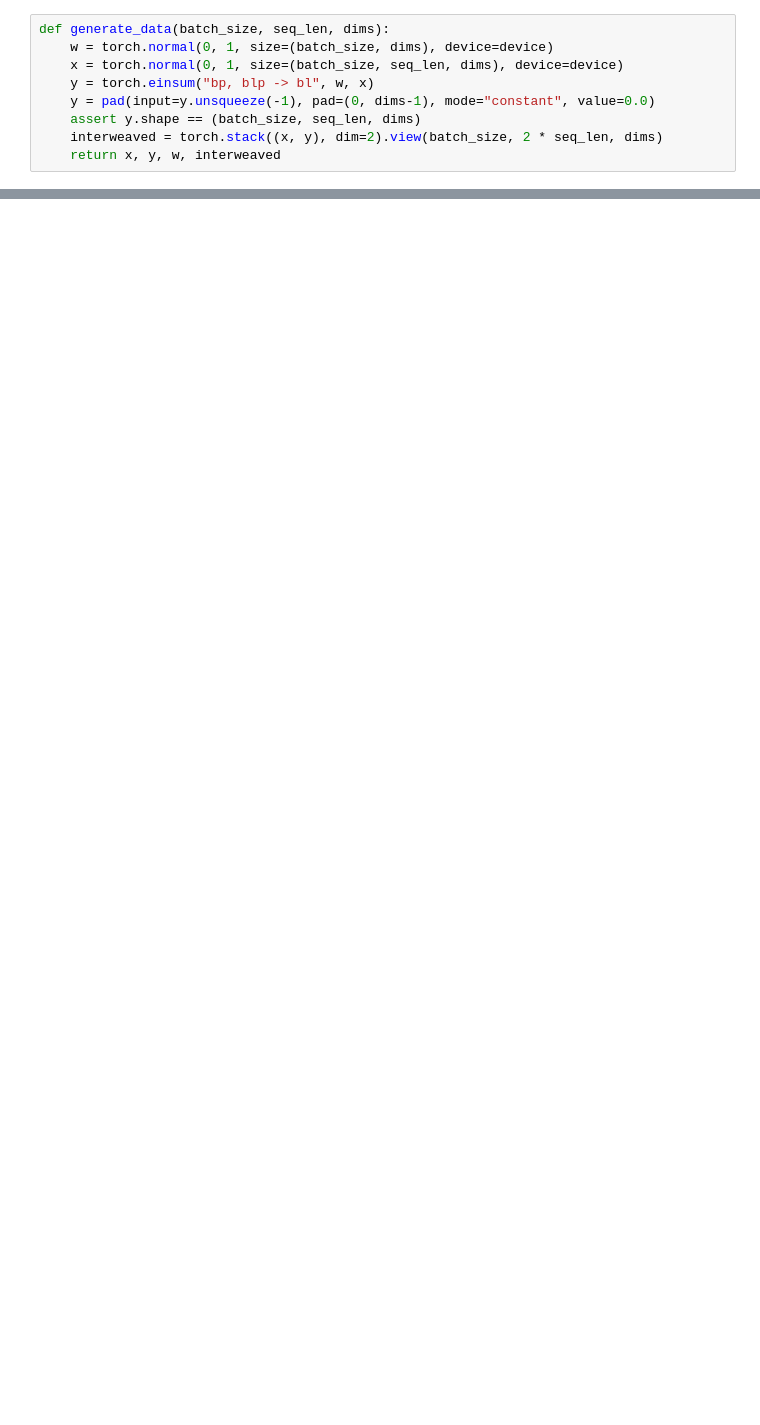
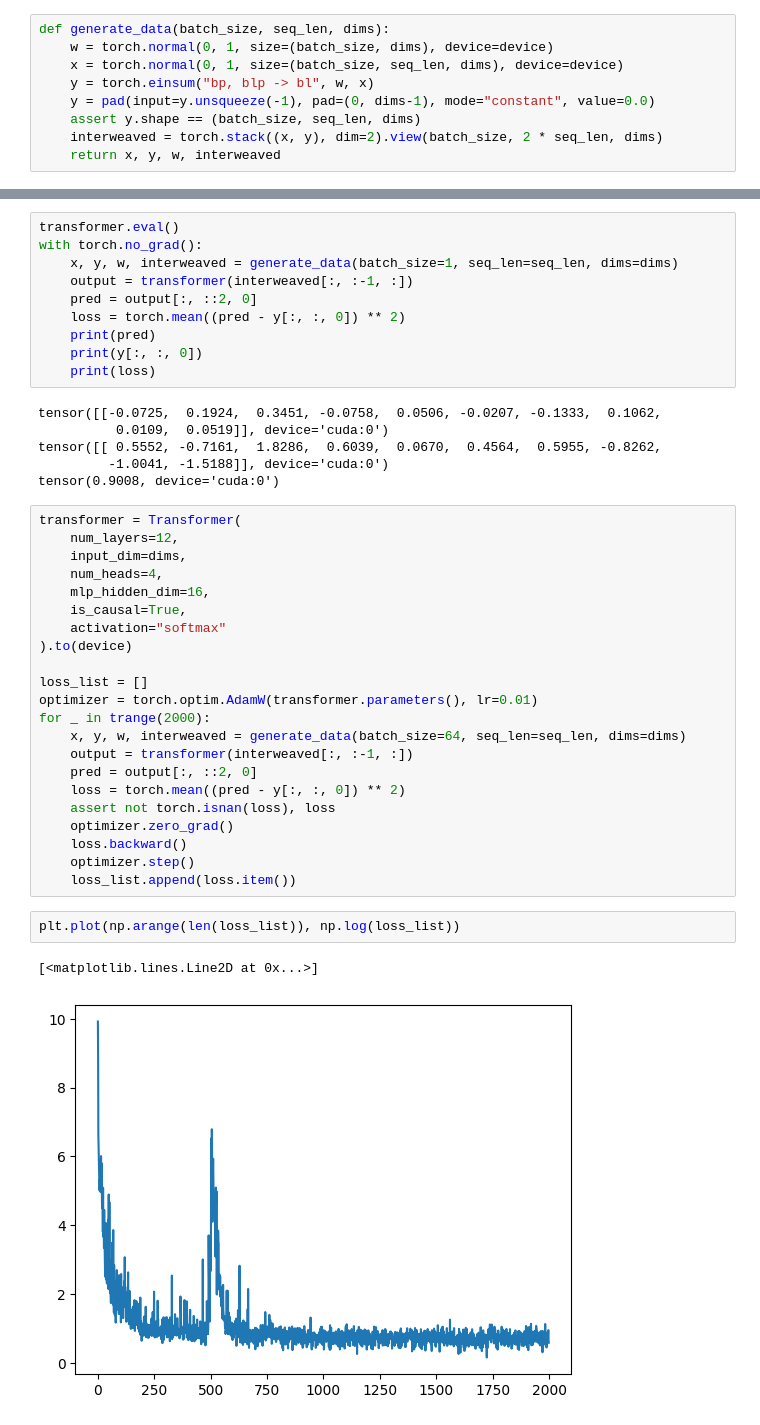
Before and after one commit to zenglingqi647/ICL, a Jupyter notebook: initialization/test_transformer_model.ipynb, the cells around one changed output, grey strips where cells are left out. Saved outputs shown, nothing was run; the diff lists cells and outputs as text; blank space fills up the shorter version.

```diff
--- a/initialization/test_transformer_model.ipynb
+++ b/initialization/test_transformer_model.ipynb
@@ -27,0 +59,43 @@ def generate_data(batch_size, seq_len, dims):
+# %%
+transformer.eval()
+with torch.no_grad():
+    x, y, w, interweaved = generate_data(batch_size=1, seq_len=seq_len, dims=dims)
+    output = transformer(interweaved[:, :-1, :])
+    pred = output[:, ::2, 0]
+    loss = torch.mean((pred - y[:, :, 0]) ** 2)
+    print(pred)
+    print(y[:, :, 0])
+    print(loss)
+# %% [output]
+tensor([[-0.0725,  0.1924,  0.3451, -0.0758,  0.0506, -0.0207, -0.1333,  0.1062,
+          0.0109,  0.0519]], device='cuda:0')
+tensor([[ 0.5552, -0.7161,  1.8286,  0.6039,  0.0670,  0.4564,  0.5955, -0.8262,
+         -1.0041, -1.5188]], device='cuda:0')
+tensor(0.9008, device='cuda:0')
+# %%
+transformer = Transformer(
+    num_layers=12,
+    input_dim=dims,
+    num_heads=4,
+    mlp_hidden_dim=16,
+    is_causal=True,
+    activation="softmax"
+).to(device)
+
+loss_list = []
+optimizer = torch.optim.AdamW(transformer.parameters(), lr=0.01)
+for _ in trange(2000):
+    x, y, w, interweaved = generate_data(batch_size=64, seq_len=seq_len, dims=dims)
+    output = transformer(interweaved[:, :-1, :])
+    pred = output[:, ::2, 0]
+    loss = torch.mean((pred - y[:, :, 0]) ** 2)
+    assert not torch.isnan(loss), loss
+    optimizer.zero_grad()
+    loss.backward()
+    optimizer.step()
+    loss_list.append(loss.item())
+# %%
+plt.plot(np.arange(len(loss_list)), np.log(loss_list))
+# %% [output]
+[<matplotlib.lines.Line2D at 0x...>]
+[figure, added]
```
Also changed, not shown: parts of 12 cells of this notebook, 1 other file.
